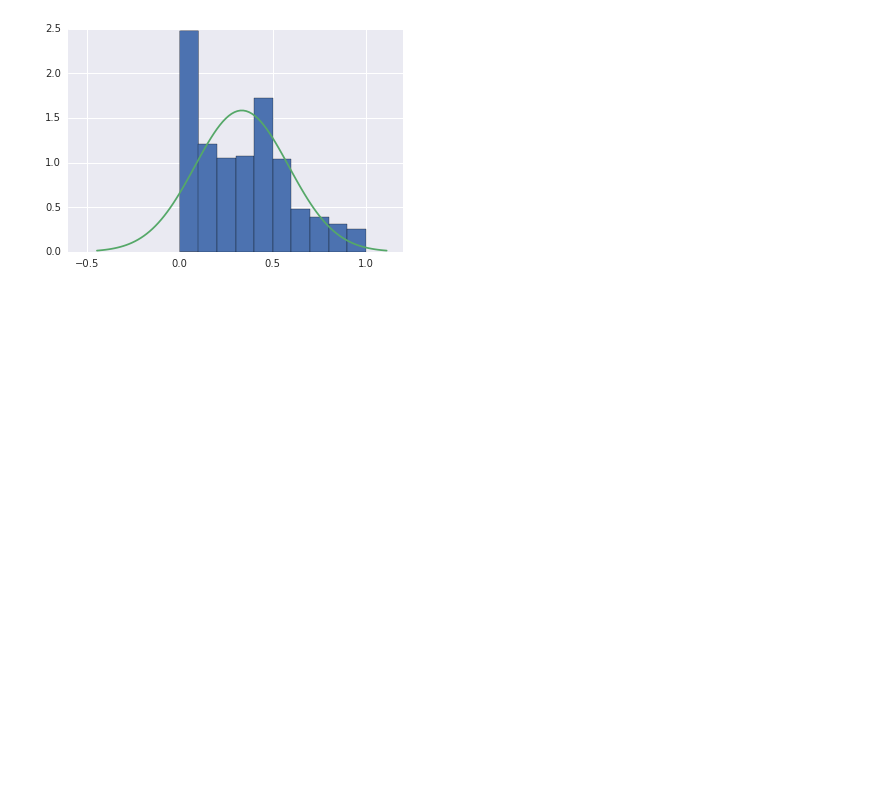
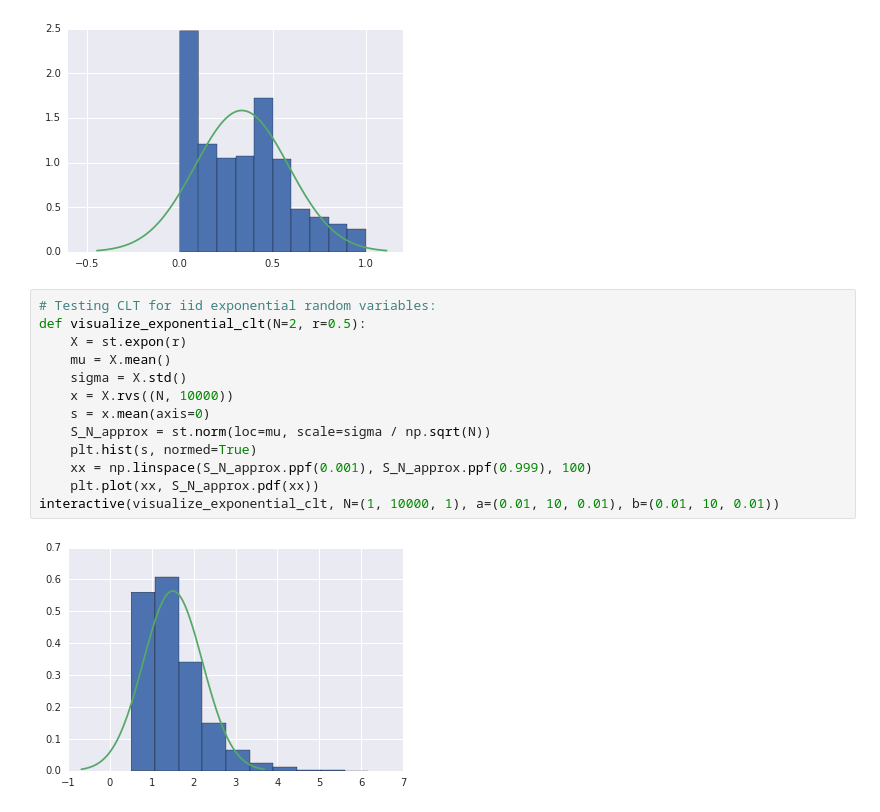
Before and after one commit to nawalgao/uq-course, a Jupyter notebook: lectures/lec_03.ipynb, the cells around one changed output. Saved outputs shown, nothing was run; the diff lists cells and outputs as text; blank space fills up the shorter version.

```diff
--- a/lectures/lec_03.ipynb
+++ b/lectures/lec_03.ipynb
@@ -304,3 +321,18 @@ def visualize_beta_clt(N=2, a=0.25, b=0.5):
 interactive(visualize_beta_clt, N=(1, 10000, 1), a=(0.01, 10, 0.01), b=(0.01, 10, 0.01))
 # %% [output]
 [figure]
+# %%
+# Testing CLT for iid exponential random variables:
+def visualize_exponential_clt(N=2, r=0.5):
+    X = st.expon(r)
+    mu = X.mean()
+    sigma = X.std()
+    x = X.rvs((N, 10000))
+    s = x.mean(axis=0)
+    S_N_approx = st.norm(loc=mu, scale=sigma / np.sqrt(N))
+    plt.hist(s, normed=True)
+    xx = np.linspace(S_N_approx.ppf(0.001), S_N_approx.ppf(0.999), 100)
+    plt.plot(xx, S_N_approx.pdf(xx))
+interactive(visualize_exponential_clt, N=(1, 10000, 1), a=(0.01, 10, 0.01), b=(0.01, 10, 0.01))
+# %% [output]
+[figure, added]
```
Also changed, not shown: parts of 2 cells of this notebook, 12 other files.
